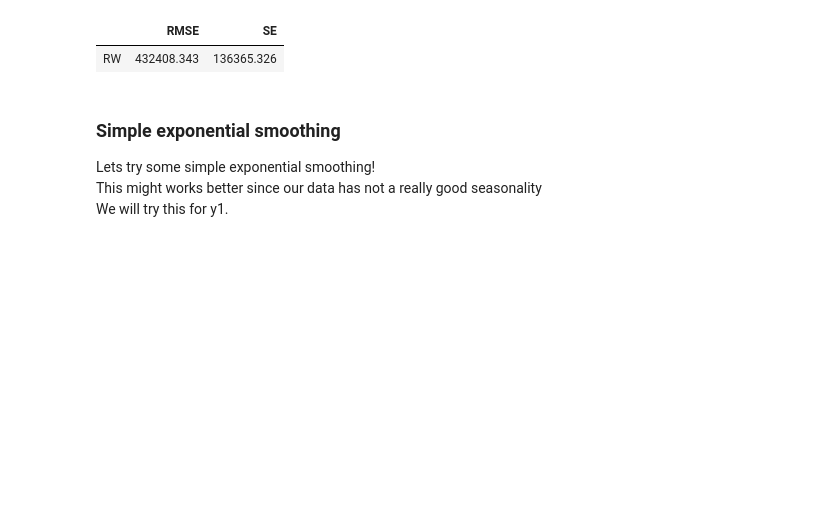
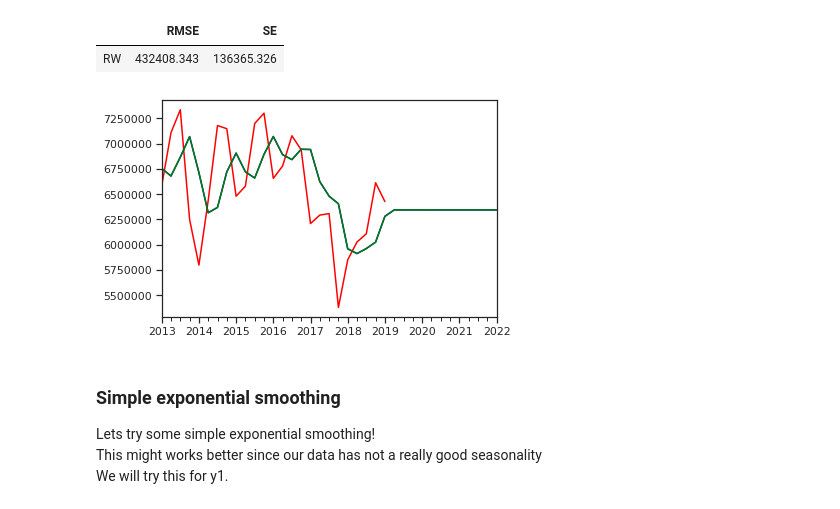
Before and after one commit to git-lu/TimeSeriesAnalysis, a Jupyter notebook: NaiveTimeSeriesAnalysis.ipynb, the cells around one changed output. Saved outputs shown, nothing was run; the diff lists cells and outputs as text; code cells hidden in the pictures; blank space fills up the shorter version.

Commit message:
Forecasting

```diff
--- a/NaiveTimeSeriesAnalysis.ipynb
+++ b/NaiveTimeSeriesAnalysis.ipynb
@@ -217,6 +221,31 @@ display(table_1.round(3))
 Random Walk for prepago
 |  | RMSE | SE |
 | RW | 432408.343 | 136365.326 |
+# %%
+h=12
+w=h*10
+data = y2
+model = sm.tsa.SimpleExpSmoothing
+pred_index = data.index[-1] + np.array(range(1,h+1))
+pred_rolling = pd.Series(0,index=pred_index)
+pred_expanding = pd.Series(0,index=pred_index)
+orig_exp = None
+orig_roll = None
+for i in range(0,h):
+    current_exp = pd.concat([data, pred_expanding.head(i)])
+    expanding = model(current_exp).fit()
+    pred_expanding.update(expanding.forecast(1))
+    current_roll = pd.concat([data, pred_rolling.head(i)])
+    rolling = model(current_roll.tail(w)).fit()
+    pred_rolling.update(rolling.forecast(1))
+    if i==0:
+        orig_fit = expanding.fittedvalues
+        orig_roll = rolling.fittedvalues
+ax = data[-w:].plot(color='red');#figsize=(9,6))
+pd.concat([orig_fit[-w:],pred_expanding]).plot(ax=ax,color='blue');
+pd.concat([orig_roll[-w:],pred_rolling]).plot(ax=ax,color='green');
+# %% [output]
+[figure, added]
 # %% [markdown]
 ### Simple exponential smoothing
 
```
Also changed, not shown: parts of 5 cells of this notebook.
